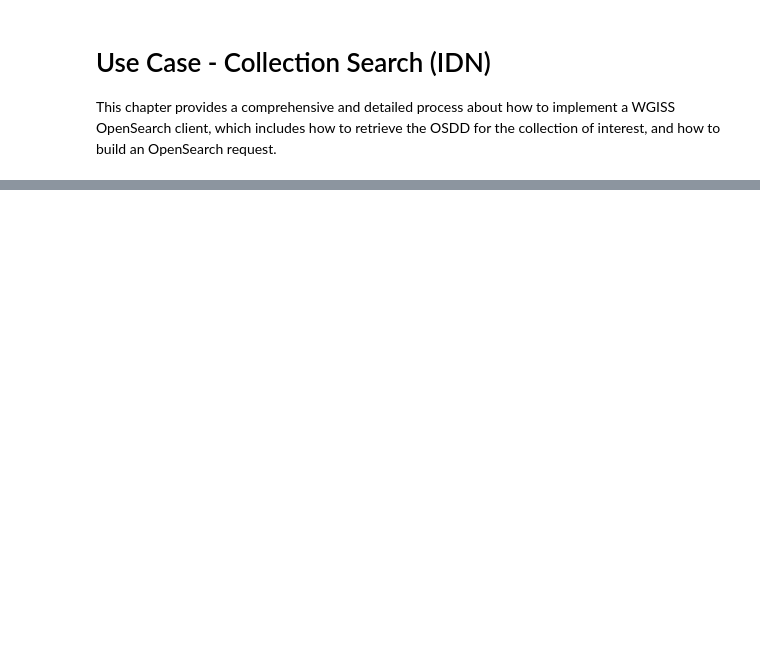
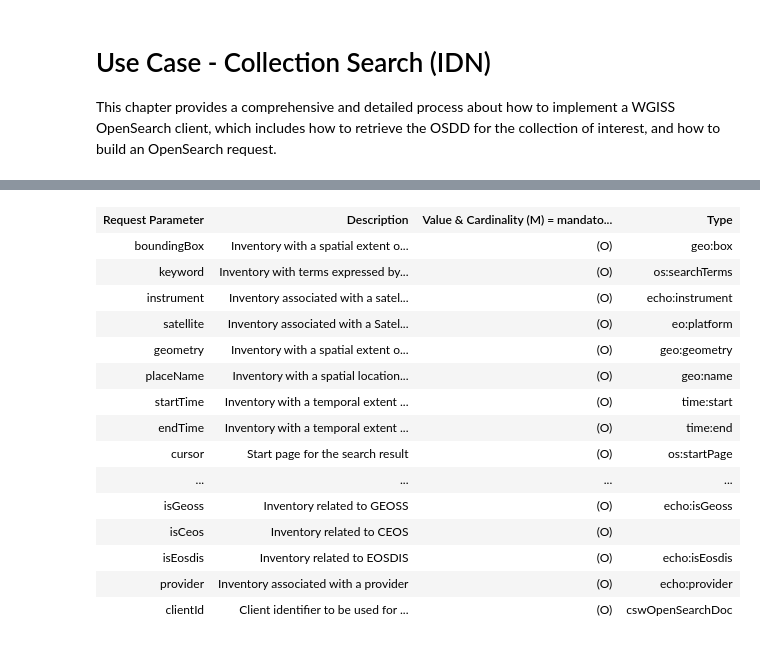
Before and after one commit to Reality2byte/wgiss-cda, a Jupyter notebook: book/opensearch_6_idn.ipynb, the cells around one changed output, grey strips where cells are left out. Drawn from its saved outputs; the diff is of its cells as text; code cells hidden in the pictures; blank space fills up the shorter version.

```diff
--- a/book/opensearch_6_idn.ipynb
+++ b/book/opensearch_6_idn.ipynb
@@ -18,0 +328,89 @@ TBD
+# %%
+%%html
+
+<table>
+
+<tr><th>Request<br/>
+Parameter</th><th align="left">
+Description
+</th><th>Value &
+Cardinality<br/>
+(M) = mandatory<br/>
+(O) = optional
+</th><th>
+Type</th></tr>
+
+
+<tr><td>boundingBox</td><td align="left"> Inventory with a spatial extent overlapping
+this bounding box
+</td><td>(O)</td><td> geo:box</td></tr>
+
+<tr><td>keyword</td><td align="left"> Inventory with terms expressed by these
+search terms
+</td><td>(O)</td><td> os:searchTerms</td></tr>
+
+<tr><td>instrument</td><td align="left"> Inventory associated with a satellite
+instrument expressed by this short name
+</td><td>(O)</td><td> echo:instrument</td></tr>
+
+
+<tr><td>satellite</td><td align="left"> Inventory associated with a
+Satellite/platform expressed by this short
+name
+</td><td>(O)</td><td> eo:platform</td></tr>
+
+<tr><td>geometry</td><td align="left"> Inventory with a spatial extent overlapping
+this geometry
+</td><td>(O)</td><td> geo:geometry</td></tr>
+
+<tr><td>placeName</td><td align="left"> Inventory with a spatial location described
+by this name
+</td><td>(O)</td><td> geo:name</td></tr>
+
+<tr><td>startTime</td><td align="left"> Inventory with a temporal extent containing
+this start time
+</td><td>(O)</td><td> time:start</td></tr>
+
+<tr><td>endTime</td><td align="left"> Inventory with a temporal extent containing
+this end time
+</td><td>(O)</td><td> time:end</td></tr>
+
+
+<tr><td>cursor</td><td align="left"> Start page for the search result </td><td>(O)</td><td> os:startPage</td></tr>
+
+<tr><td>numberOfResults</td><td align="left"> Maximum number of records in the search
+result
+</td><td>(O)</td><td> os:count</td></tr>
+
+
+<tr><td>offset</td><td align="left"> 0 - based offset used to skip the specified
+number of results in the search result set
+</td><td>(O)</td><td> os:startIndex</td></tr>
+
+<tr><td>uid</td><td align="left"> Inventory associated with this unique ID</td><td>(O)</td><td> geo:uid</td></tr>
+<tr><td>hasGranules</td><td align="left"> Inventory with granules</td><td>(O)</td><td> echo:hasGranules</td></tr>
+<tr><td>isCwic</td><td align="left"> Inventory related to CWIC</td><td>(O)</td><td> echo:isCwic</td></tr>
+<tr><td>isGeoss</td><td align="left"> Inventory related to GEOSS</td><td>(O)</td><td> echo:isGeoss</td></tr>
+<tr><td>isCeos</td><td align="left"> Inventory related to CEOS</td><td>(O)</td><td></td></tr>
+<tr><td>isEosdis</td><td align="left"> Inventory related to EOSDIS</td><td>(O)</td><td> echo:isEosdis</td></tr>
+<tr><td>provider</td><td align="left"> Inventory associated with a provider</td><td>(O)</td><td> echo:provider</td></tr>
+<tr><td>clientId</td><td align="left"> Client identifier to be used for metrics</td><td>(O)</td><td> cswOpenSearchDoc</td></tr>
+
+</table>
+# %% [output]
+| Request Parameter | Description | Value & Cardinality (M) = mandato... | Type |
+| boundingBox | Inventory with a spatial extent o... | (O) | geo:box |
+| keyword | Inventory with terms expressed by... | (O) | os:searchTerms |
+| instrument | Inventory associated with a satel... | (O) | echo:instrument |
+| satellite | Inventory associated with a Satel... | (O) | eo:platform |
+| geometry | Inventory with a spatial extent o... | (O) | geo:geometry |
+| placeName | Inventory with a spatial location... | (O) | geo:name |
+| startTime | Inventory with a temporal extent ... | (O) | time:start |
+| endTime | Inventory with a temporal extent ... | (O) | time:end |
+| cursor | Start page for the search result | (O) | os:startPage |
+| ... | ... | ... | ... |
+| isGeoss | Inventory related to GEOSS | (O) | echo:isGeoss |
+| isCeos | Inventory related to CEOS | (O) |  |
+| isEosdis | Inventory related to EOSDIS | (O) | echo:isEosdis |
+| provider | Inventory associated with a provider | (O) | echo:provider |
+| clientId | Client identifier to be used for ... | (O) | cswOpenSearchDoc |
```
Also changed, not shown: parts of 27 cells of this notebook, 1 other file.
